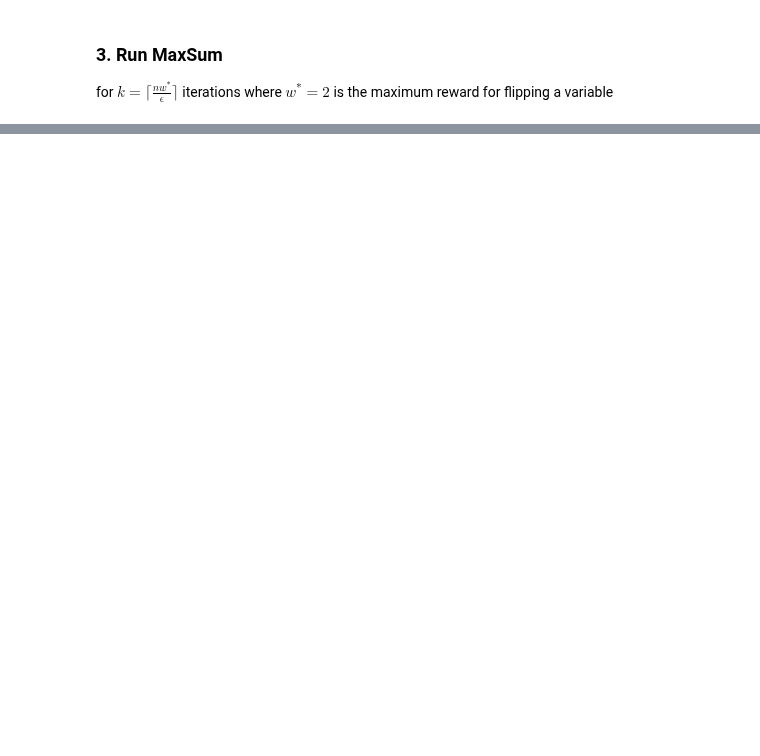
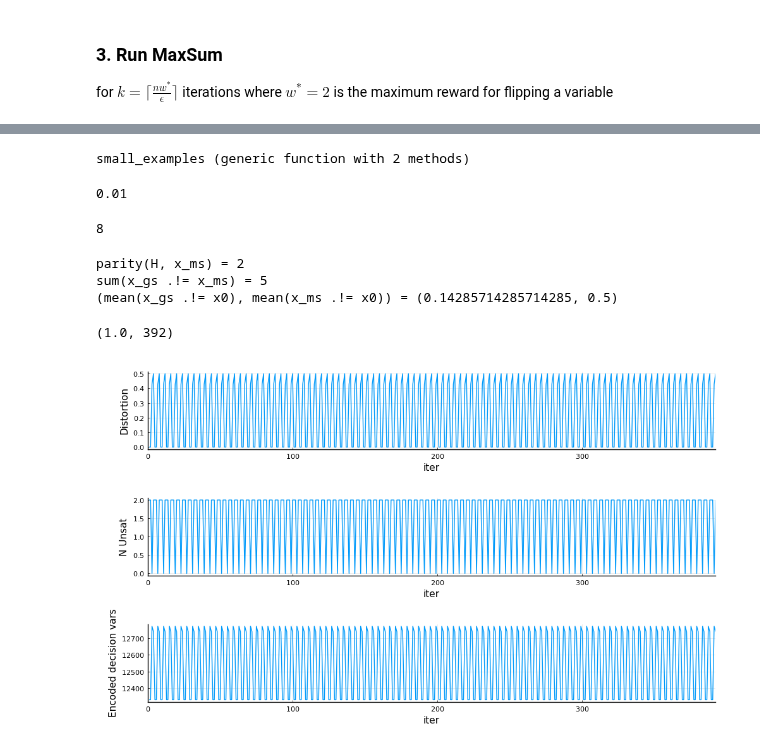
Before and after one commit to stecrotti/sourcecoding, a Jupyter notebook: notebooks/Convergence of MaxSum.ipynb, the cells around one changed output, grey strips where cells are left out. Cells and saved outputs as stored; diff of their text form; code cells hidden in the pictures; blank space fills up the shorter version.

```diff
--- a/notebooks/Convergence of MaxSum.ipynb
+++ b/notebooks/Convergence of MaxSum.ipynb
@@ -132,0 +159,2 @@ false
+# %%
+i = findfirst(x_gs .!= x_ms)
@@ -132,0 +191,70 @@ false
+# %%
+function small_examples(n::Int, R::Real, N::Int, noise::Real=0.0)
+    ε = fill(NaN, N)
+    nonmatched = zeros(Int, 0)
+    @showprogress for i in 1:N
+        ε[i], x0, H, x_gs, rng = single_example_cycle(n, R, i, noise)
+        if ε[i] != 0
+            k = ceil(Int, wstar*n^2/ε[i])
+            ms = single_example_ms(x0, rng, H)
+            err, iters = iteration_ms!(ms, maxiter=k, tol=1e-15)
+            x_ms = (argmax.(ms.belief) .== 2)
+            x_ms!=x_gs && push!(nonmatched, i)
+        end
+    end
+    ε, nonmatched
+end
+# %% [output]
+small_examples (generic function with 2 methods)
+# %%
+n = 14
+R = 0.5
+N = 500
+noise = 1e-2
+# %% [output]
+0.01
+# %%
+ε, nonmatched = small_examples(n, R, N, noise)
+length(nonmatched)
+# %% [output]
+8
+# %%
+i = nonmatched[6]
+ε[i], x0, H, x_gs, rng = single_example_cycle(n, R, i, noise)
+k = ceil(Int, wstar*n^2/ε[i])
+ms = single_example_ms(x0, rng, H, noise)
+global dist = fill(NaN, k)
+global nunsat = fill(NaN, k)
+global X = fill(NaN, k)
+global nchanged_msg = fill(NaN, k)
+global nchanged_var = fill(NaN, k)
+err, iters = iteration_ms!(ms, maxiter=k, tol=1e-15, callback=cb)
+x_ms = (argmax.(ms.belief) .== 2)
+@show parity(H, x_ms)
+@show sum(x_gs .!= x_ms)
+@show mean(x_gs.!=x0), mean(x_ms.!=x0);
+# %% [output]
+parity(H, x_ms) = 2
+sum(x_gs .!= x_ms) = 5
+(mean(x_gs .!= x0), mean(x_ms .!= x0)) = (0.14285714285714285, 0.5)
+# %%
+k = ceil(Int, wstar*n^2/ε[i])
+ε[i], k
+# %% [output]
+(1.0, 392)
+# %%
+p1 = plot(dist, label="")
+xlabel!(p1, "iter")
+ylabel!(p1, "Distortion")
+xlims!((0,iters))
+p2 = plot(nunsat, label="")
+xlabel!(p2, "iter")
+ylabel!(p2, "N Unsat")
+xlims!((0,iters))
+p3 = plot(X, label="")
+xlabel!(p3, "iter")
+ylabel!(p3, "Encoded decision vars")
+xlims!((0,iters))
+plot(p1,p2,p3,layout=(3,1), size=(1000,600), margin=5Plots.mm)
+# %% [output]
+[figure, added]
```
Also changed, not shown: parts of 26 cells of this notebook, 2 other files.
